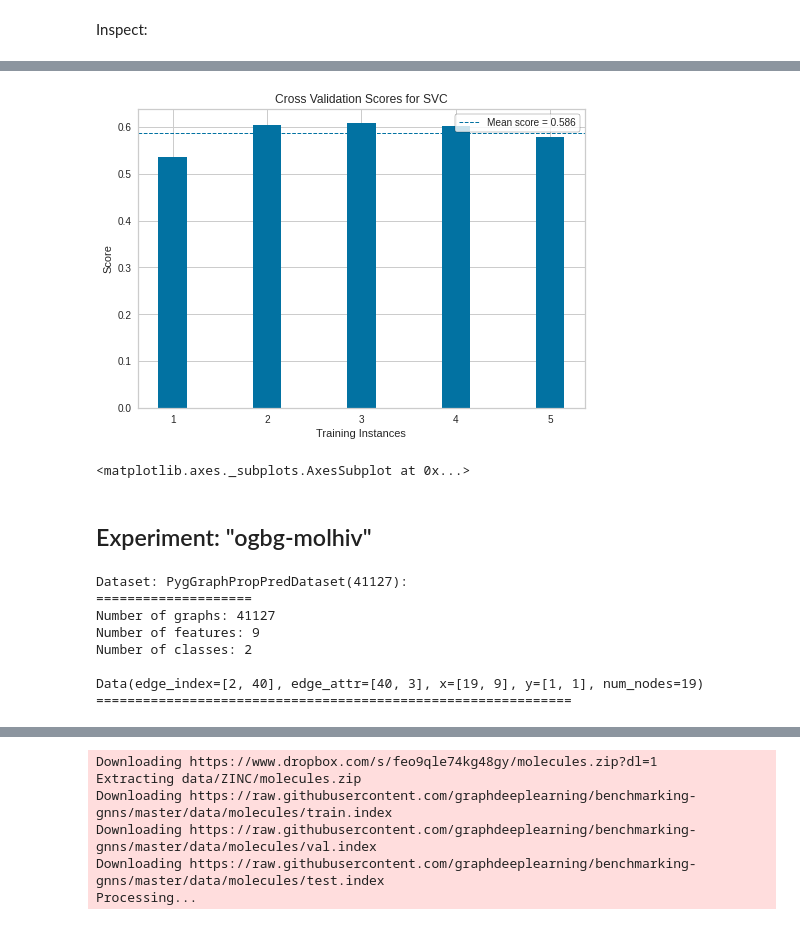
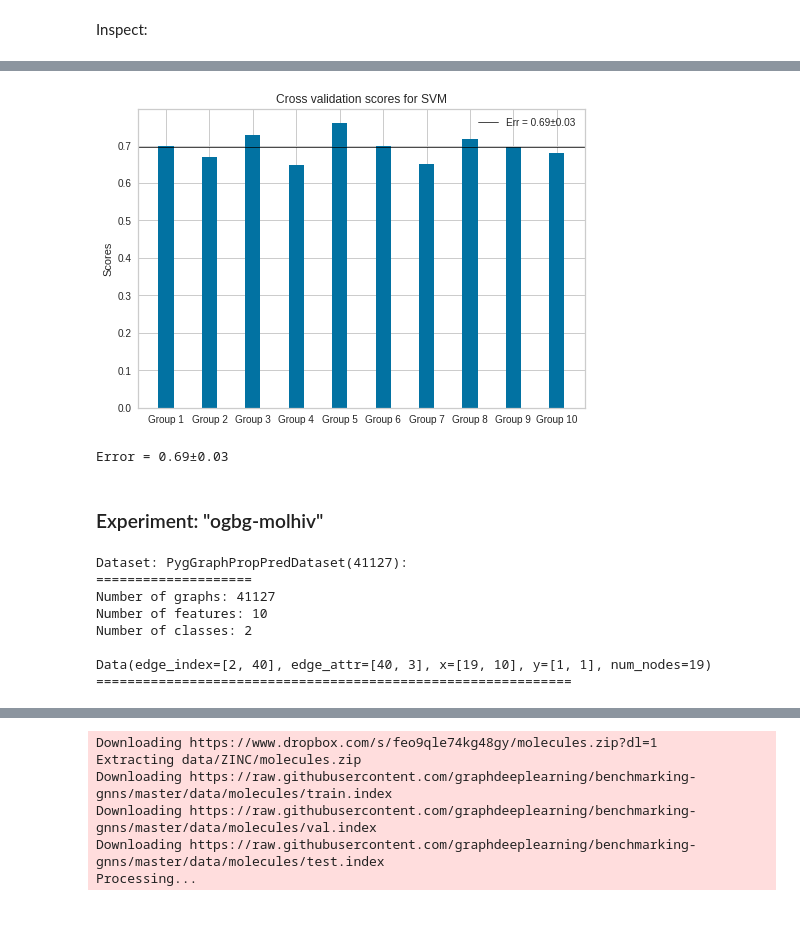
Before and after one commit to dakhtiam/graph_homomorphism, a Jupyter notebook: grandiso_notebook.ipynb, the cells around one changed output, grey strips where cells are left out. Saved outputs shown, nothing was run; the diff lists cells and outputs as text; code cells hidden in the pictures.

```diff
--- a/grandiso_notebook.ipynb
+++ b/grandiso_notebook.ipynb
@@ -403,6 +418,6 @@ add_testgraphs = lambda x: x.add_from_iter(F_testlist)
 Encoded_Dataset = [grandEmbedding(data) for data in dataset]
 f = list(map(add_testgraphs, Encoded_Dataset))
 #Encoded_Dataset[0]
-#X = np.array([data.num_encoder(format = 'numpy') for data in tqdm(Encoded_Dataset)])
+X = np.array([data.num_encoder(format = 'numpy') for data in tqdm(Encoded_Dataset)])
 
-%timeit Encoded_Dataset[0].ghc_encoder()
+#%timeit Encoded_Dataset[0].ghc_encoder()
@@ -411,15 +424,27 @@ f = list(map(add_testgraphs, Encoded_Dataset))
-# %%
-# Run classifier - IMDB-BIN
-
-clf = SVC(kernel='rbf')
-
-
-cv = StratifiedKFold(n_splits=5, shuffle=True)
-visualizer = CVScores(clf, cv=cv, scoring='f1_weighted', random_state=42)
-visualizer.fit(X, y)
-visualizer.show()
-# %% [output]
-[figure, removed]
-<matplotlib.axes._subplots.AxesSubplot at 0x...>
+# %%
+# Run classifier - IMDB-BIN
+
+clf = SVC(kernel='rbf')
+cv = 10
+width = 0.35
+
+scores = cross_val_score(clf, X, y, cv=cv, scoring='f1_weighted')
+
+
+labels = [f'Group {n}' for n in range(1,cv+1)]
+fig = plt.figure()
+ax = fig.add_subplot()
+ax.bar(labels, scores, width)
+ax.set_ylabel('Scores')
+ax.set_title('Cross validation scores for SVM')
+plt.axhline(y = scores.mean(), c = 'black', linewidth = 0.7,
+            label = f'Err = {scores.mean():.2f}' + u"\u00B1" + f'{scores.std():.2f}')
+ax.legend()
+
+plt.show()
+print(f'Error = {scores.mean():.2f}' + u"\u00B1" + f'{scores.std():.2f}')
+# %% [output]
+[figure, added]
+Error = 0.69±0.03
 # %% [markdown]
-## Experiment: "ogbg-molhiv"
+### Experiment: "ogbg-molhiv"
@@ -426,5 +464,5 @@ visualizer.show()
 # %%
-dataset = PygGraphPropPredDataset(name = "ogbg-molhiv", root = 'dataset/')
+dataset = PygGraphPropPredDataset(name = "ogbg-molhiv", root = 'dataset/', transform = transform)
 
 print()
 print(f'Dataset: {dataset}:')
@@ -442,8 +480,8 @@ print('=============================================================')
 Dataset: PygGraphPropPredDataset(41127):
 ====================
 Number of graphs: 41127
-Number of features: 9
+Number of features: 10
 Number of classes: 2
 
-Data(edge_index=[2, 40], edge_attr=[40, 3], x=[19, 9], y=[1, 1], num_nodes=19)
+Data(edge_index=[2, 40], edge_attr=[40, 3], x=[19, 10], y=[1, 1], num_nodes=19)
 =============================================================
```
Also changed, not shown: parts of 35 cells of this notebook.
